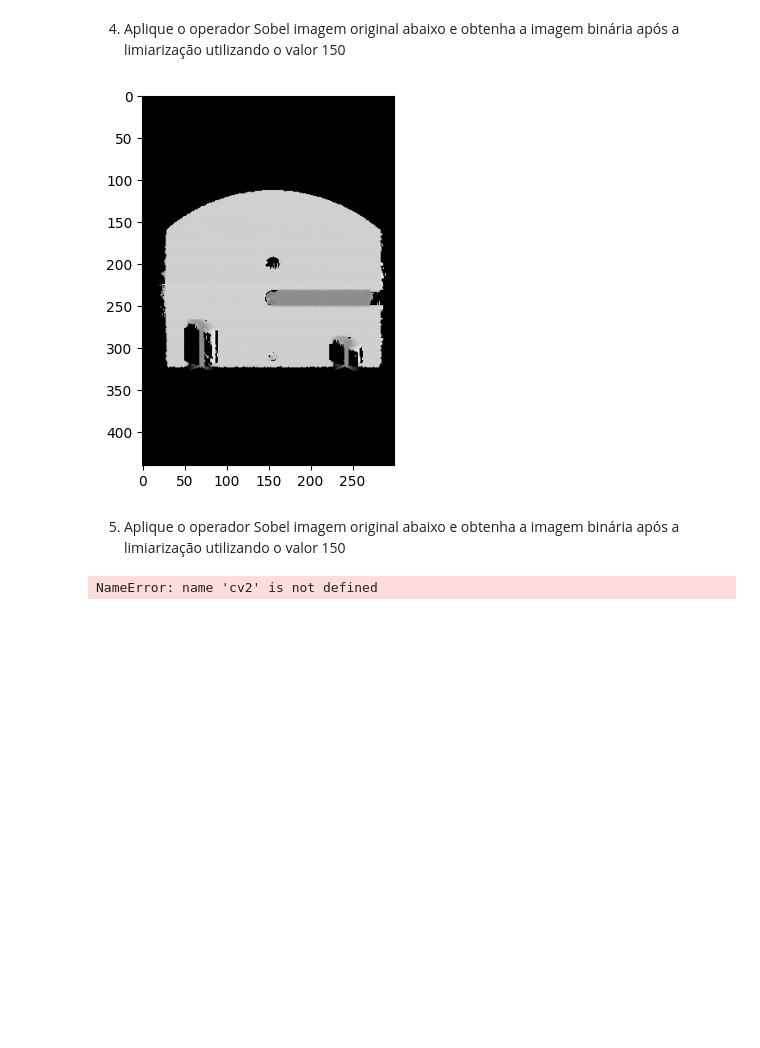
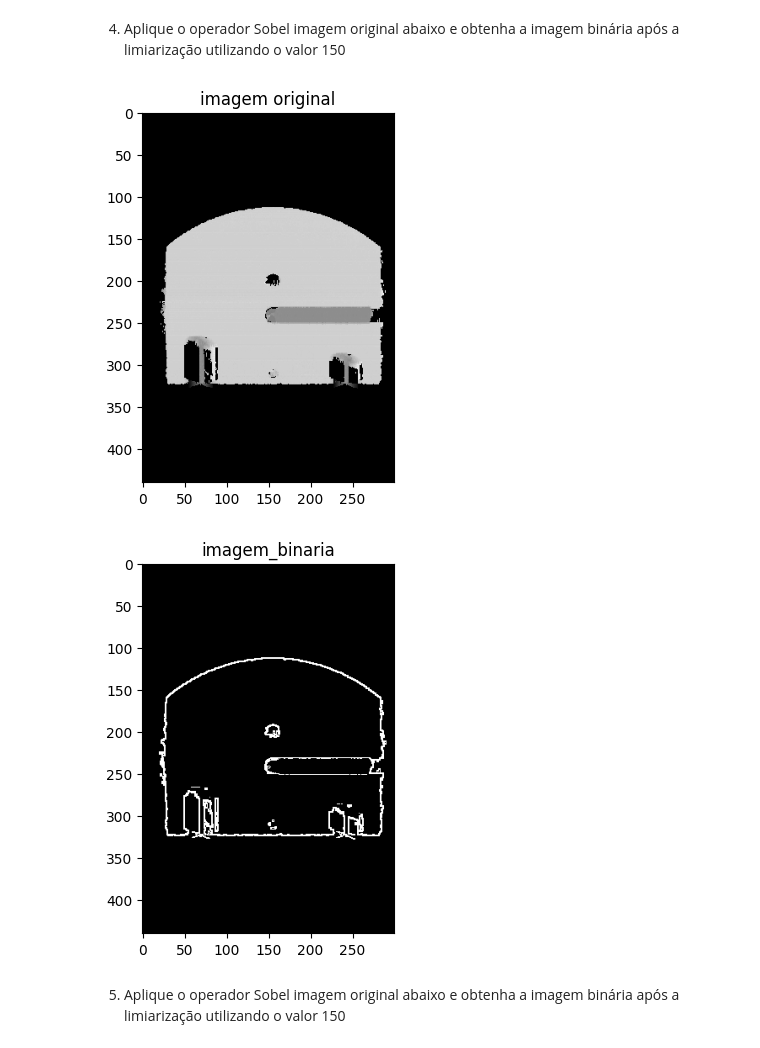
Before and after one commit to MatheusFreitas25/gsi058_t1_matheus.andrade, a Jupyter notebook: Lab05 - High pass filtering/Lab05.ipynb, the cells around one changed output. Saved outputs shown, nothing was run; the diff lists cells and outputs as text; code cells hidden in the pictures; blank space fills up the shorter version.

```diff
--- a/Lab05 - High pass filtering/Lab05.ipynb
+++ b/Lab05 - High pass filtering/Lab05.ipynb
@@ -33,48 +119,27 @@ plt.imshow(img1, cmap='gray', vmin=0, vmax=255);
 [figure]
 # %% [markdown]
 4) Aplique o operador Sobel imagem original abaixo e obtenha a imagem binária após a limiarização utilizando o valor 150
-# %%
-
-#code here
-img1 = cv2.imread("ufo2.png", cv2.IMREAD_GRAYSCALE)
-
-plt.imshow(img1, cmap='gray', vmin=0, vmax=255);
-# %% [output]
-[figure, removed]
+# %%
+img1 = cv2.imread("ufo2.png", cv2.IMREAD_GRAYSCALE)
+
+sobel_x = cv2.Sobel(img1, cv2.CV_64F, 1, 0, ksize=3)
+sobel_y = cv2.Sobel(img1, cv2.CV_64F, 0, 1, ksize=3)
+
+magnitude = cv2.magnitude(sobel_x, sobel_y)
+
+# Limiarizar a imagem
+limiar, imagem_binaria = cv2.threshold(magnitude, 150, 255, cv2.THRESH_BINARY)
+
+# img após a limiarização
+plt.title('imagem original')
+plt.imshow(img1, cmap='gray')
+plt.show()
+
+plt.title('imagem binaria')
+plt.imshow(imagem_binaria, cmap='gray')
+plt.show()
+# %% [output]
+[figure, added]
+[figure, added]
 # %% [markdown]
 5) Aplique o operador Sobel imagem original abaixo e obtenha a imagem binária após a limiarização utilizando o valor 150
-# %%
-img1 = cv2.imread("ufo2noi2.png", cv2.IMREAD_GRAYSCALE)
-base = 255
-img1 = img1/base
-
-# Realce Sobel
-sobelX = np.zeros(img1.shape)
-sobelY = np.zeros(img1.shape)
-maskX = [[-1,0,1],[-2,0,2],[-1,0,1]]
-maskY = [[1,2,1],[0,0,0],[-1,-2,-1]]
-
-sobelX = base*convolve(img1,maskX)
-sobelY = base*convolve(img1,maskY)
-
-sobel = np.zeros(img1.shape)
-sobel = (sobelX**2+sobelY**2)**0.5
-
-binario = np.zeros(img1.shape)
-binario[sobel>150] = 1
-
-figura = plt.figure(figsize = (10,10))
-
-figura.add_subplot(3,3,1)
-plt.imshow(base*img1, cmap='gray', vmin=0, vmax=255)
-plt.title(f'Imagem Original')
-
-figura.add_subplot(3,3,2)
-plt.imshow(sobel, cmap='gray', vmin=0, vmax=255)
-plt.title(f'Sobel')
-
-figura.add_subplot(3,3,3)
-plt.imshow(binario, cmap='gray', vmin=0, vmax=1)
-plt.title(f'Binario')
-# %% [output]
-NameError: name 'cv2' is not defined
```
Also changed, not shown: parts of 5 cells of this notebook.
